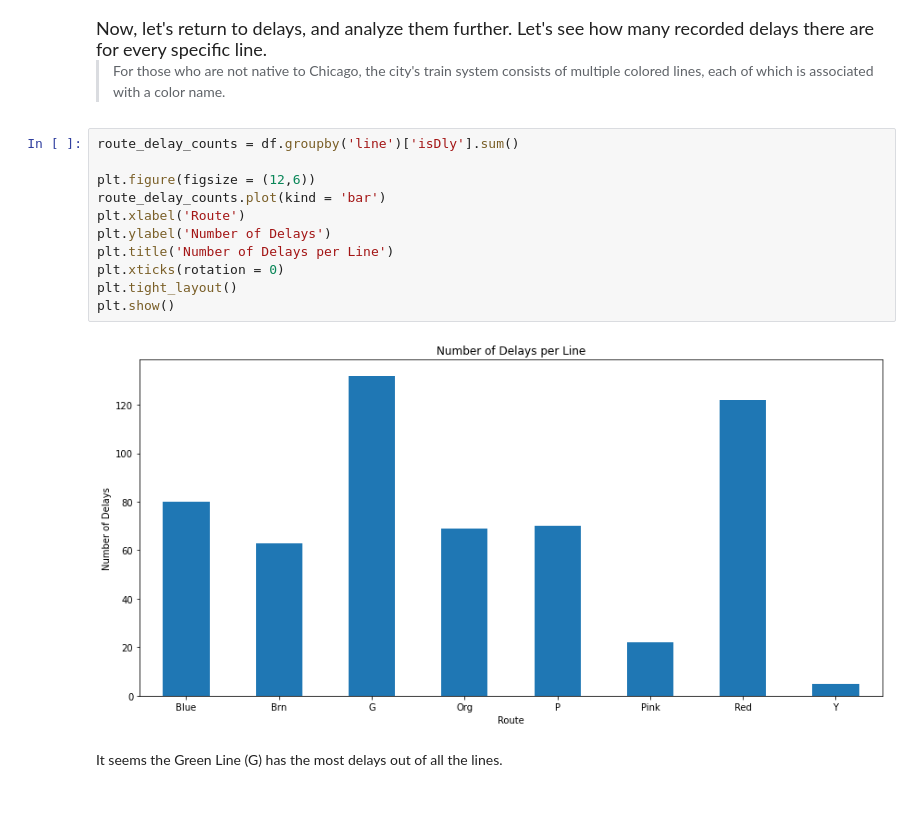
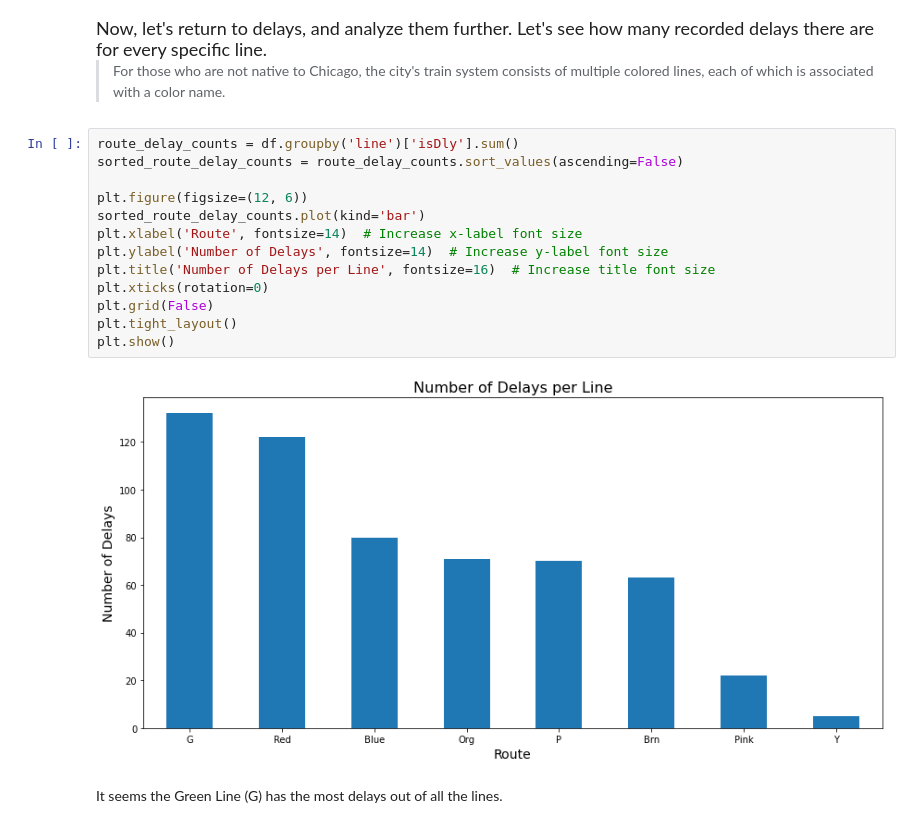
Before and after one commit to simonhui1/CTA-TimeGuard, a Jupyter notebook: index_organized.ipynb, the cells around one changed output. Cells and saved outputs as stored; diff of their text form.

```diff
--- a/index_organized.ipynb
+++ b/index_organized.ipynb
@@ -164,17 +170,19 @@ Out of the entire dataset, every train so far is based on live predictions and h
 >For those who are not native to Chicago, the city's train system consists of multiple colored lines, each of which is associated with a color name.
 # %%
 route_delay_counts = df.groupby('line')['isDly'].sum()
+sorted_route_delay_counts = route_delay_counts.sort_values(ascending=False)
 
-plt.figure(figsize = (12,6))
-route_delay_counts.plot(kind = 'bar')
-plt.xlabel('Route')
-plt.ylabel('Number of Delays')
-plt.title('Number of Delays per Line')
-plt.xticks(rotation = 0)
+plt.figure(figsize=(12, 6))
+sorted_route_delay_counts.plot(kind='bar')
+plt.xlabel('Route', fontsize=14)  # Increase x-label font size
+plt.ylabel('Number of Delays', fontsize=14)  # Increase y-label font size
+plt.title('Number of Delays per Line', fontsize=16)  # Increase title font size
+plt.xticks(rotation=0)
+plt.grid(False)
 plt.tight_layout()
 plt.show()
 # %% [output]
-[figure, old version]
+[figure, new version]
 # %% [markdown]
 It seems the Green Line (G) has the most delays out of all the lines.
 # %% [markdown]
```
Also changed, not shown: parts of 43 cells of this notebook.
